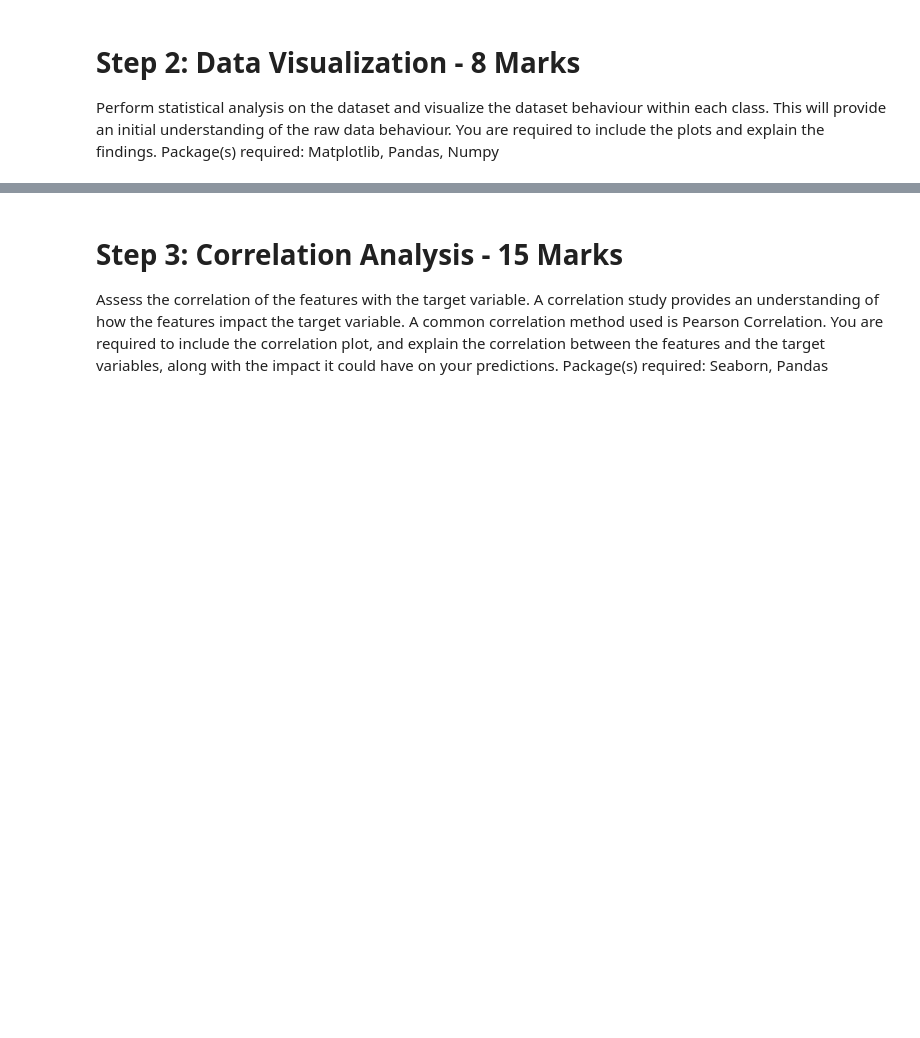
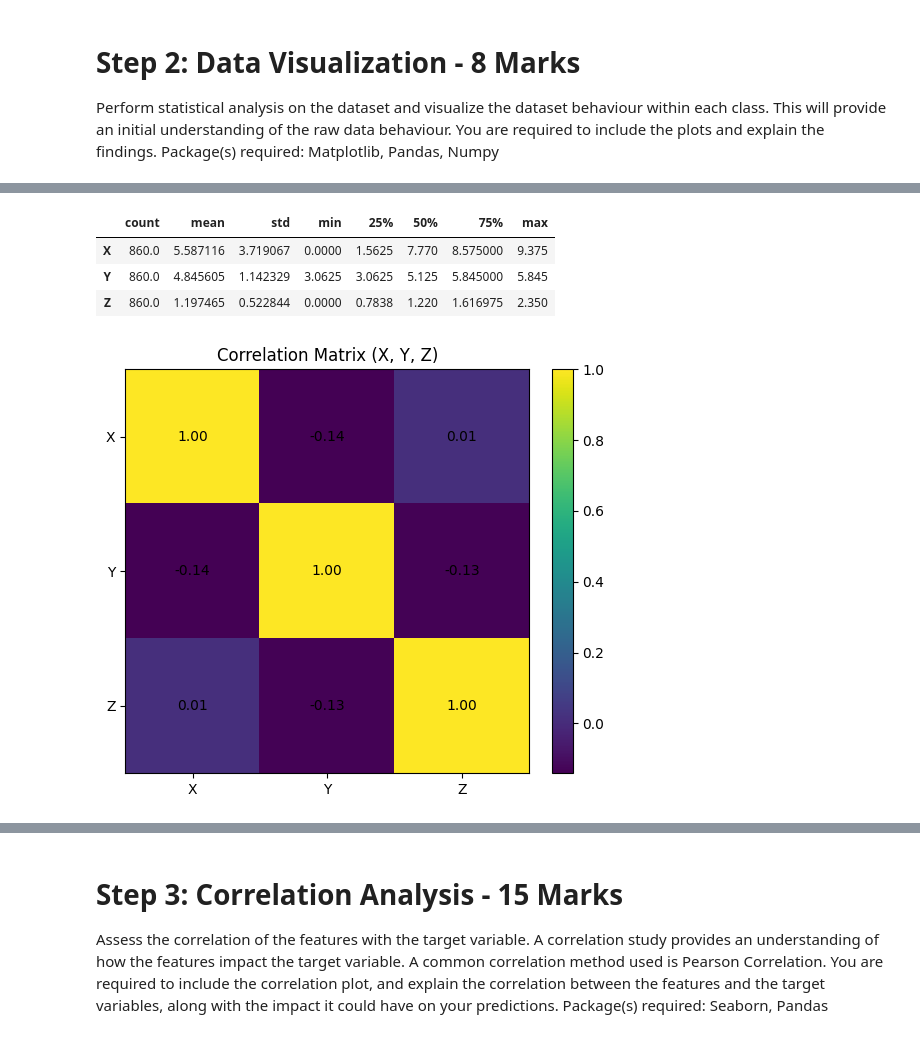
Before and after one commit to babak-tafreshi/AER850_Project1, a Jupyter notebook: AER850_Project1.ipynb, the cells around one changed output, grey strips where cells are left out. Saved outputs shown, nothing was run; the diff lists cells and outputs as text; code cells hidden in the pictures; blank space fills up the shorter version.

```diff
--- a/AER850_Project1.ipynb
+++ b/AER850_Project1.ipynb
@@ -146,0 +84,27 @@ Name: count, dtype: int64
+# %%
+# Overall numeric summary to reference in text
+overall_stats = df[['X','Y','Z']].describe().T
+display(overall_stats)
+# %% [output]
+|  | count | mean | std | min | 25% | 50% | 75% | max |
+| X | 860.0 | 5.587116 | 3.719067 | 0.0000 | 1.5625 | 7.770 | 8.575000 | 9.375 |
+| Y | 860.0 | 4.845605 | 1.142329 | 3.0625 | 3.0625 | 5.125 | 5.845000 | 5.845 |
+| Z | 860.0 | 1.197465 | 0.522844 | 0.0000 | 0.7838 | 1.220 | 1.616975 | 2.350 |
+# %%
+# Correlation among features (useful to mention in findings)
+corr = df[['X','Y','Z']].corr().values
+labels = ['X','Y','Z']
+
+plt.figure()
+im = plt.imshow(corr, interpolation='nearest')
+plt.xticks(range(len(labels)), labels)
+plt.yticks(range(len(labels)), labels)
+plt.title('Correlation Matrix (X, Y, Z)')
+plt.colorbar(im, fraction=0.046, pad=0.04)
+for i in range(len(labels)):
+    for j in range(len(labels)):
+        plt.text(j, i, f"{corr[i, j]:.2f}", ha='center', va='center')
+plt.tight_layout()
+plt.show()
+# %% [output]
+[figure, added]
```
Also changed, not shown: parts of 12 cells of this notebook.
